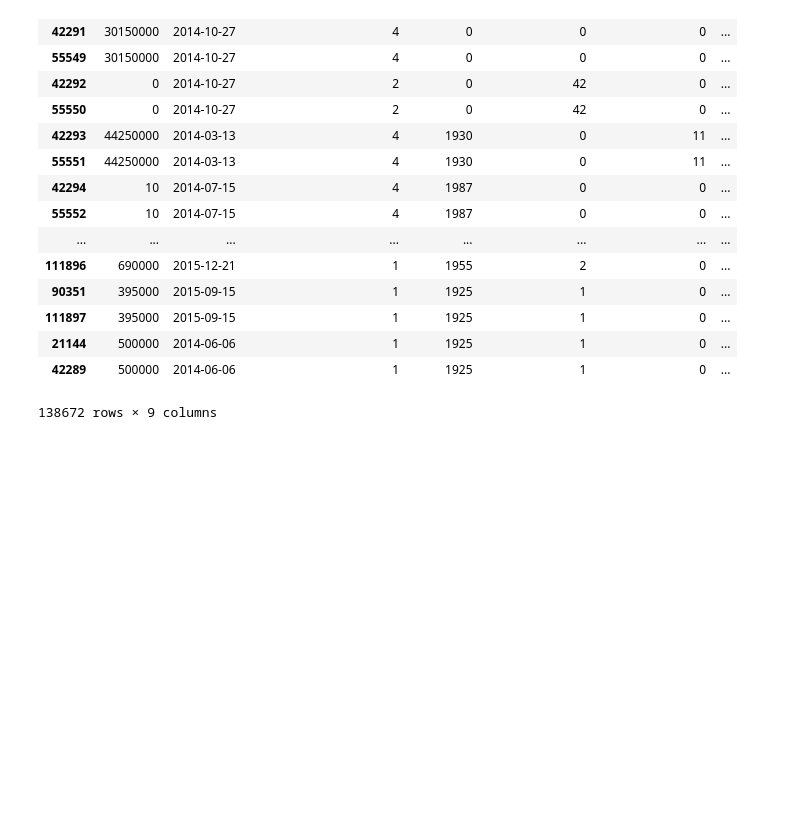
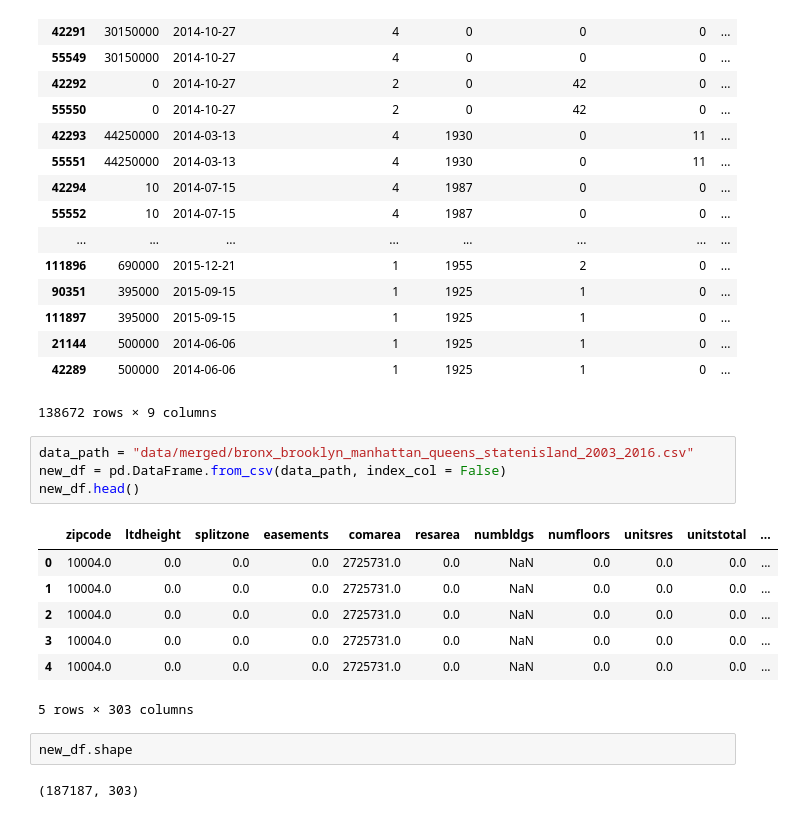
Before and after one commit to jgutman/reveal-estate, a Jupyter notebook: DataValidation.ipynb, the cells around one changed output. Drawn from its saved outputs; the diff is of its cells as text; blank space fills up the shorter version.

Commit message:
some edits to merge functions

```diff
--- a/DataValidation.ipynb
+++ b/DataValidation.ipynb
@@ -97,3 +97,19 @@ finance.sort(columns = ['bbl','sale_date'])
 | 21144 | 500000 | 2014-06-06 | 1 | 1925 | 1 | 0 | ... |
 | 42289 | 500000 | 2014-06-06 | 1 | 1925 | 1 | 0 | ... |
 138672 rows × 9 columns
+# %%
+data_path = "data/merged/bronx_brooklyn_manhattan_queens_statenisland_2003_2016.csv"
+new_df = pd.DataFrame.from_csv(data_path, index_col = False)
+new_df.head()
+# %% [output]
+|  | zipcode | ltdheight | splitzone | easements | comarea | resarea | numbldgs | numfloors | unitsres | unitstotal | ... |
+| 0 | 10004.0 | 0.0 | 0.0 | 0.0 | 2725731.0 | 0.0 | NaN | 0.0 | 0.0 | 0.0 | ... |
+| 1 | 10004.0 | 0.0 | 0.0 | 0.0 | 2725731.0 | 0.0 | NaN | 0.0 | 0.0 | 0.0 | ... |
+| 2 | 10004.0 | 0.0 | 0.0 | 0.0 | 2725731.0 | 0.0 | NaN | 0.0 | 0.0 | 0.0 | ... |
+| 3 | 10004.0 | 0.0 | 0.0 | 0.0 | 2725731.0 | 0.0 | NaN | 0.0 | 0.0 | 0.0 | ... |
+| 4 | 10004.0 | 0.0 | 0.0 | 0.0 | 2725731.0 | 0.0 | NaN | 0.0 | 0.0 | 0.0 | ... |
+5 rows × 303 columns
+# %%
+new_df.shape
+# %% [output]
+(187187, 303)
```
Also changed, not shown: parts of 7 cells of this notebook, 4 other files.
